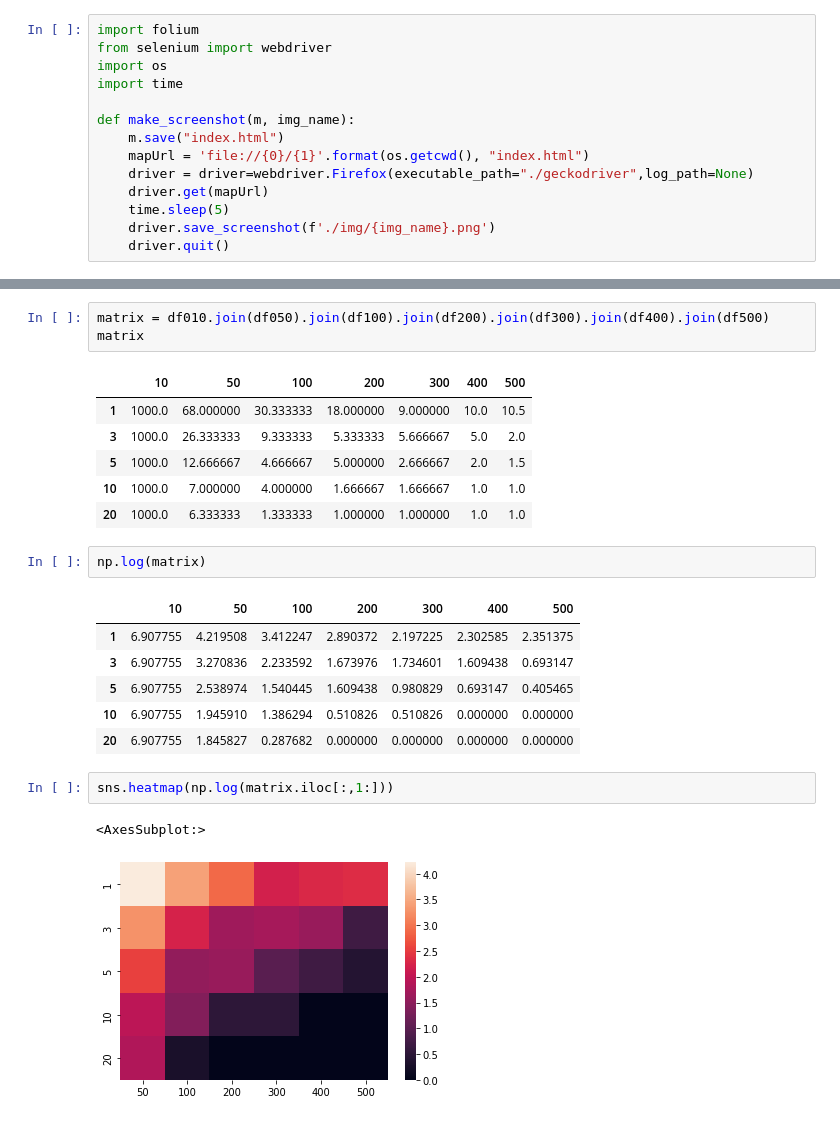
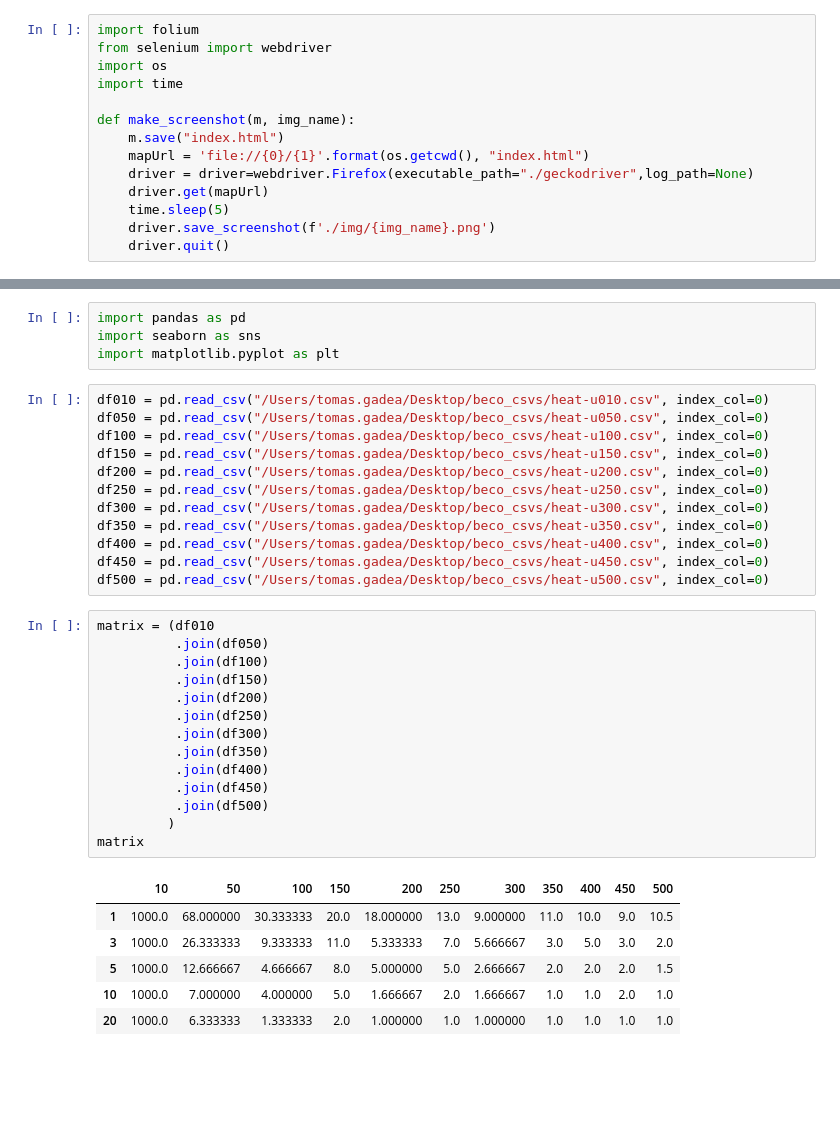
Before and after one commit to beco-app/beco-project, a Jupyter notebook: backend/data_base/map/map.ipynb, the cells around one changed output, grey strips where cells are left out. Saved outputs shown, nothing was run; the diff lists cells and outputs as text; blank space fills up the shorter version.

```diff
--- a/backend/data_base/map/map.ipynb
+++ b/backend/data_base/map/map.ipynb
@@ -106,24 +95,37 @@ df500 = pd.DataFrame(pd.read_csv("img/heat-u500.csv").mean(axis=0)).rename(colum
-# %%
-matrix = df010.join(df050).join(df100).join(df200).join(df300).join(df400).join(df500)
-matrix
-# %% [output]
-|  | 10 | 50 | 100 | 200 | 300 | 400 | 500 |
-| 1 | 1000.0 | 68.000000 | 30.333333 | 18.000000 | 9.000000 | 10.0 | 10.5 |
-| 3 | 1000.0 | 26.333333 | 9.333333 | 5.333333 | 5.666667 | 5.0 | 2.0 |
-| 5 | 1000.0 | 12.666667 | 4.666667 | 5.000000 | 2.666667 | 2.0 | 1.5 |
-| 10 | 1000.0 | 7.000000 | 4.000000 | 1.666667 | 1.666667 | 1.0 | 1.0 |
-| 20 | 1000.0 | 6.333333 | 1.333333 | 1.000000 | 1.000000 | 1.0 | 1.0 |
-# %%
-np.log(matrix)
-# %% [output]
-|  | 10 | 50 | 100 | 200 | 300 | 400 | 500 |
-| 1 | 6.907755 | 4.219508 | 3.412247 | 2.890372 | 2.197225 | 2.302585 | 2.351375 |
-| 3 | 6.907755 | 3.270836 | 2.233592 | 1.673976 | 1.734601 | 1.609438 | 0.693147 |
-| 5 | 6.907755 | 2.538974 | 1.540445 | 1.609438 | 0.980829 | 0.693147 | 0.405465 |
-| 10 | 6.907755 | 1.945910 | 1.386294 | 0.510826 | 0.510826 | 0.000000 | 0.000000 |
-| 20 | 6.907755 | 1.845827 | 0.287682 | 0.000000 | 0.000000 | 0.000000 | 0.000000 |
-# %%
-sns.heatmap(np.log(matrix.iloc[:,1:]))
-# %% [output]
-<AxesSubplot:>
-[figure, removed]
+# %%
+import pandas as pd
+import seaborn as sns
+import matplotlib.pyplot as plt
+# %%
+df010 = pd.read_csv("/Users/tomas.gadea/Desktop/beco_csvs/heat-u010.csv", index_col=0)
+df050 = pd.read_csv("/Users/tomas.gadea/Desktop/beco_csvs/heat-u050.csv", index_col=0)
+df100 = pd.read_csv("/Users/tomas.gadea/Desktop/beco_csvs/heat-u100.csv", index_col=0)
+df150 = pd.read_csv("/Users/tomas.gadea/Desktop/beco_csvs/heat-u150.csv", index_col=0)
+df200 = pd.read_csv("/Users/tomas.gadea/Desktop/beco_csvs/heat-u200.csv", index_col=0)
+df250 = pd.read_csv("/Users/tomas.gadea/Desktop/beco_csvs/heat-u250.csv", index_col=0)
+df300 = pd.read_csv("/Users/tomas.gadea/Desktop/beco_csvs/heat-u300.csv", index_col=0)
+df350 = pd.read_csv("/Users/tomas.gadea/Desktop/beco_csvs/heat-u350.csv", index_col=0)
+df400 = pd.read_csv("/Users/tomas.gadea/Desktop/beco_csvs/heat-u400.csv", index_col=0)
+df450 = pd.read_csv("/Users/tomas.gadea/Desktop/beco_csvs/heat-u450.csv", index_col=0)
+df500 = pd.read_csv("/Users/tomas.gadea/Desktop/beco_csvs/heat-u500.csv", index_col=0)
+# %%
+matrix = (df010
+          .join(df050)
+          .join(df100)
+          .join(df150)
+          .join(df200)
+          .join(df250)
+          .join(df300)
+          .join(df350)
+          .join(df400)
+          .join(df450)
+          .join(df500)
+         )
+matrix
+# %% [output]
+|  | 10 | 50 | 100 | 150 | 200 | 250 | 300 | 350 | 400 | 450 | 500 |
+| 1 | 1000.0 | 68.000000 | 30.333333 | 20.0 | 18.000000 | 13.0 | 9.000000 | 11.0 | 10.0 | 9.0 | 10.5 |
+| 3 | 1000.0 | 26.333333 | 9.333333 | 11.0 | 5.333333 | 7.0 | 5.666667 | 3.0 | 5.0 | 3.0 | 2.0 |
+| 5 | 1000.0 | 12.666667 | 4.666667 | 8.0 | 5.000000 | 5.0 | 2.666667 | 2.0 | 2.0 | 2.0 | 1.5 |
+| 10 | 1000.0 | 7.000000 | 4.000000 | 5.0 | 1.666667 | 2.0 | 1.666667 | 1.0 | 1.0 | 2.0 | 1.0 |
+| 20 | 1000.0 | 6.333333 | 1.333333 | 2.0 | 1.000000 | 1.0 | 1.000000 | 1.0 | 1.0 | 1.0 | 1.0 |
```
Also changed, not shown: parts of 7 cells of this notebook, 3 other files.
